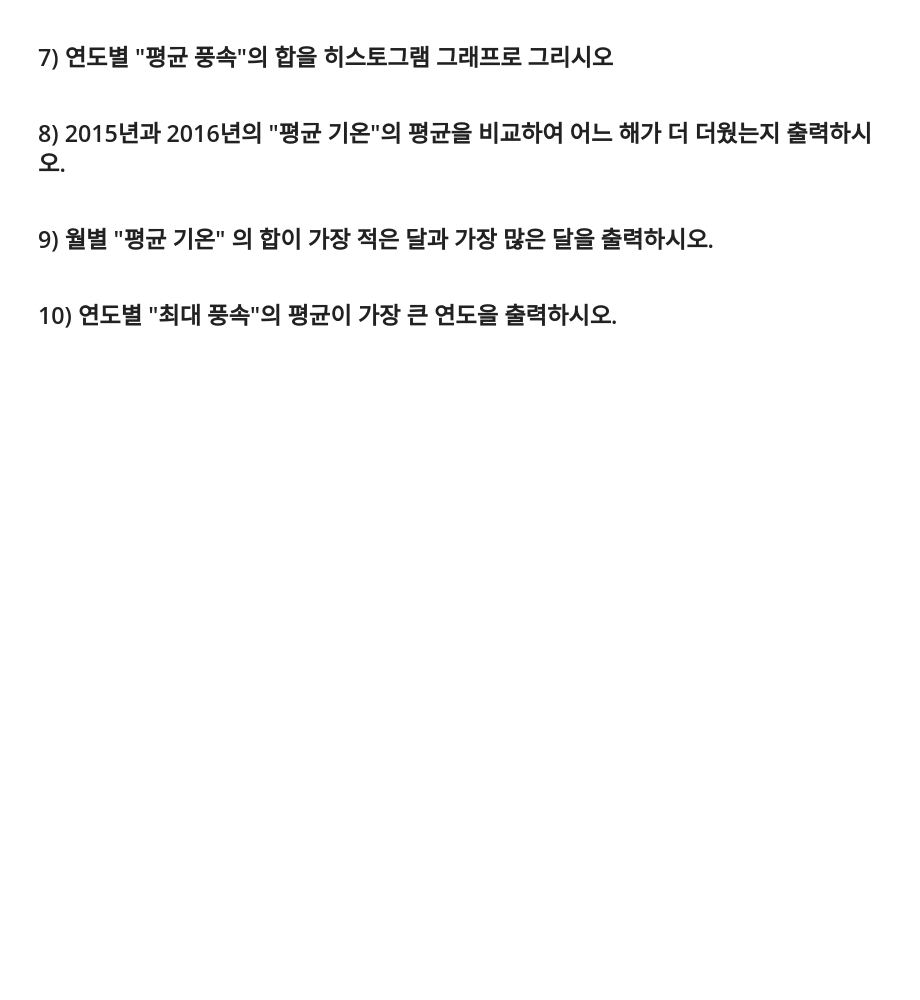
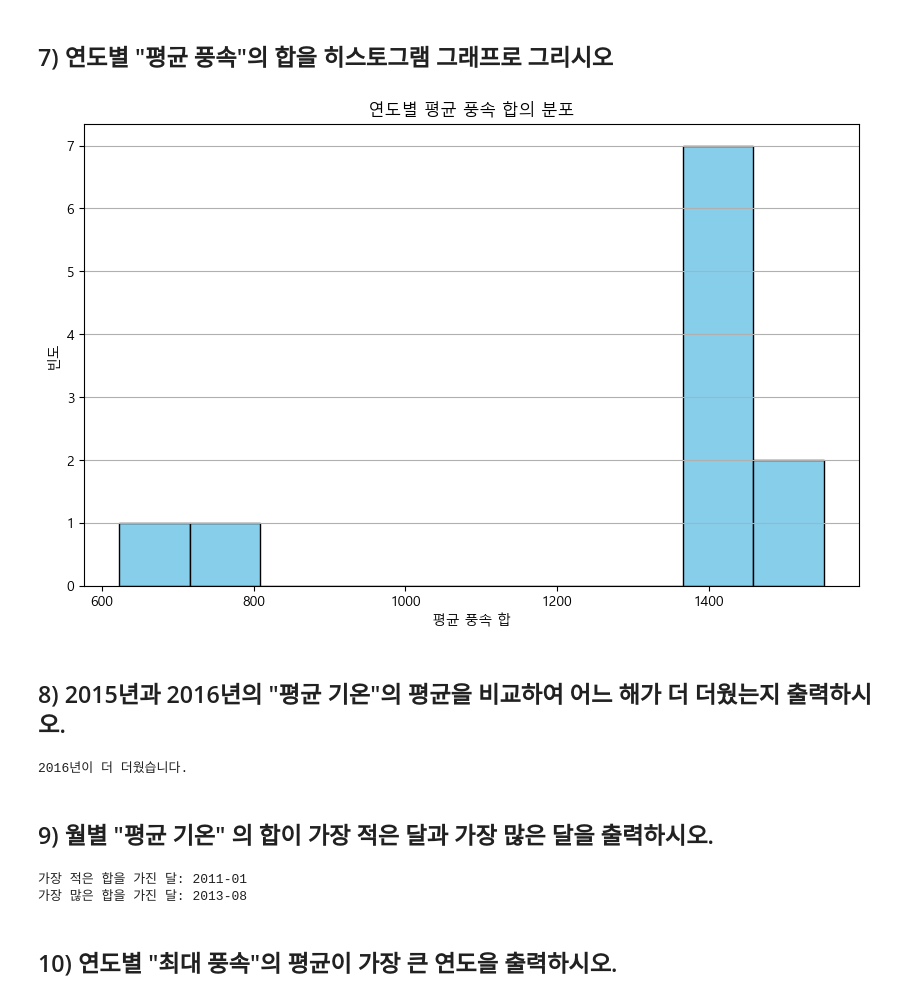
Before and after one commit to dlfgh1/python_basic_1, a Jupyter notebook: time_series_class_5_7.ipynb, the cells around one changed output. Cells and saved outputs as stored; diff of their text form; code cells hidden in the pictures; blank space fills up the shorter version.

```diff
--- a/time_series_class_5_7.ipynb
+++ b/time_series_class_5_7.ipynb
@@ -417,8 +513,57 @@ Text(0, 0.5, 'freq')
 # %% [markdown]
 ## 7) 연도별 "평균 풍속"의 합을 히스토그램 그래프로 그리시오
+# %%
+weather = pd.read_csv("weather.csv", index_col=0)
+
+weather.index = pd.to_datetime(weather.index)
+
+yearly_sum_avg_wind_speed = weather['평균 풍속'].resample('Y').sum()
+
+plt.figure(figsize=(10, 6))
+plt.hist(yearly_sum_avg_wind_speed, bins=10, color='skyblue', edgecolor='black')
+plt.title('연도별 평균 풍속 합의 분포')
+plt.xlabel('평균 풍속 합')
+plt.ylabel('빈도')
+plt.grid(axis='y')
+plt.show()
+# %% [output]
+[figure, added]
 # %% [markdown]
 ## 8) 2015년과 2016년의 "평균 기온"의 평균을 비교하여 어느 해가 더 더웠는지 출력하시오.
+# %%
+weather = pd.read_csv("weather.csv", index_col=0)
+
+weather.index = pd.to_datetime(weather.index)
+
+avg_2015 = weather.loc['2015', '평균 기온'].mean()
+avg_2016 = weather.loc['2016', '평균 기온'].mean()
+
+# 더 더운 해를 출력합니다.
+if avg_2015 > avg_2016:
+    print("2015년이 더 더웠습니다.")
+elif avg_2015 < avg_2016:
+    print("2016년이 더 더웠습니다.")
+else:
+    print("2015년과 2016년의 평균 기온이 동일합니다.")
+# %% [output]
+2016년이 더 더웠습니다.
 # %% [markdown]
 ## 9) 월별 "평균 기온" 의 합이 가장 적은 달과 가장 많은 달을 출력하시오.
+# %%
+weather = pd.read_csv("weather.csv", index_col=0)
+
+weather.index = pd.to_datetime(weather.index)
+
+monthly_sum_avg = weather['평균 기온'].resample('M').sum()
+
+min_month = monthly_sum_avg.idxmin().strftime('%Y-%m')
+
+max_month = monthly_sum_avg.idxmax().strftime('%Y-%m')
+
+print("가장 적은 합을 가진 달:", min_month)
+print("가장 많은 합을 가진 달:", max_month)
+# %% [output]
+가장 적은 합을 가진 달: 2011-01
+가장 많은 합을 가진 달: 2013-08
 # %% [markdown]
 ## 10) 연도별 "최대 풍속"의 평균이 가장 큰 연도을 출력하시오.
```
Also changed, not shown: parts of 20 cells of this notebook.
